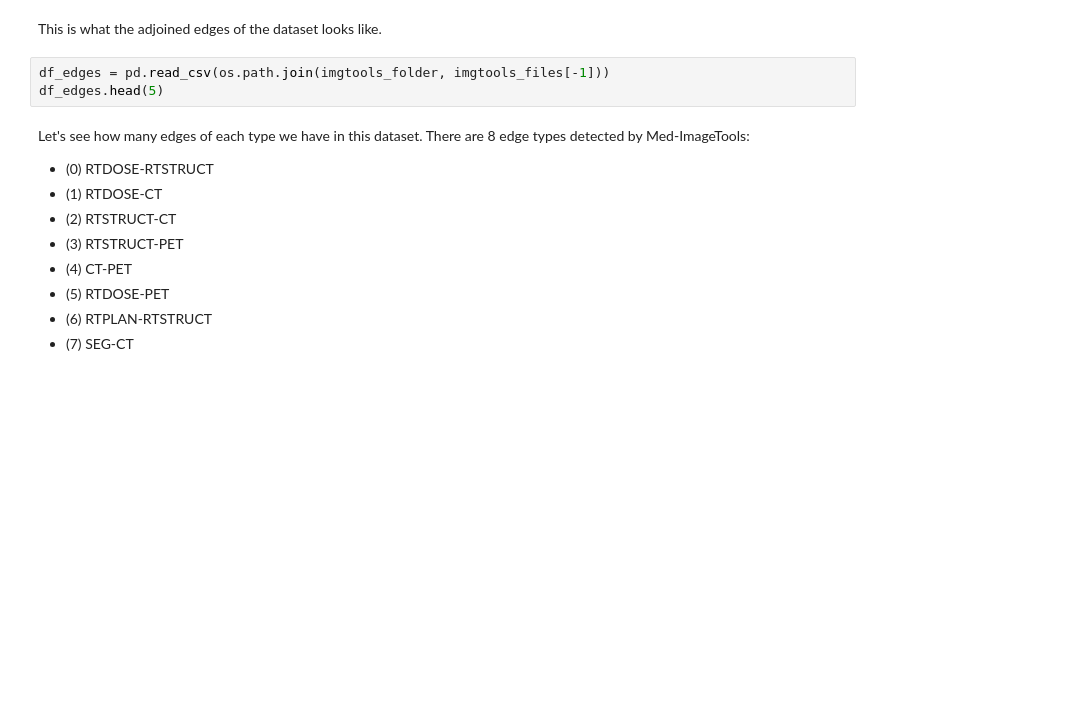
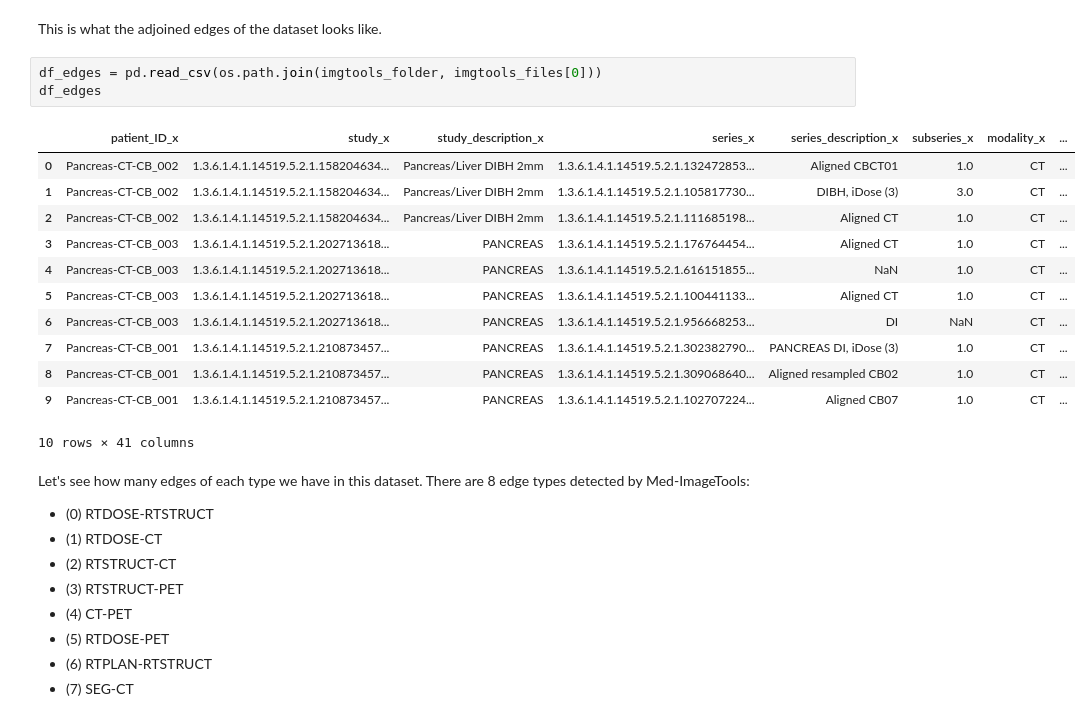
Before and after one commit to kirbyju/TCIA_Notebooks, a Jupyter notebook: TCIA_MedImageTools.ipynb, the cells around one changed output. Cells and saved outputs as stored; diff of their text form; blank space fills up the shorter version.

```diff
--- a/TCIA_MedImageTools.ipynb
+++ b/TCIA_MedImageTools.ipynb
@@ -85,8 +206,21 @@ df_crawl.head(5)
 # %% [markdown]
 This is what the adjoined edges of the dataset looks like.
 # %%
-df_edges = pd.read_csv(os.path.join(imgtools_folder, imgtools_files[-1]))
-df_edges.head(5)
+df_edges = pd.read_csv(os.path.join(imgtools_folder, imgtools_files[0]))
+df_edges
+# %% [output]
+|  | patient_ID_x | study_x | study_description_x | series_x | series_description_x | subseries_x | modality_x | ... |
+| 0 | Pancreas-CT-CB_002 | 1.3.6.1.4.1.14519.5.2.1.158204634... | Pancreas/Liver DIBH 2mm | 1.3.6.1.4.1.14519.5.2.1.132472853... | Aligned CBCT01 | 1.0 | CT | ... |
+| 1 | Pancreas-CT-CB_002 | 1.3.6.1.4.1.14519.5.2.1.158204634... | Pancreas/Liver DIBH 2mm | 1.3.6.1.4.1.14519.5.2.1.105817730... | DIBH, iDose (3) | 3.0 | CT | ... |
+| 2 | Pancreas-CT-CB_002 | 1.3.6.1.4.1.14519.5.2.1.158204634... | Pancreas/Liver DIBH 2mm | 1.3.6.1.4.1.14519.5.2.1.111685198... | Aligned CT | 1.0 | CT | ... |
+| 3 | Pancreas-CT-CB_003 | 1.3.6.1.4.1.14519.5.2.1.202713618... | PANCREAS | 1.3.6.1.4.1.14519.5.2.1.176764454... | Aligned CT | 1.0 | CT | ... |
+| 4 | Pancreas-CT-CB_003 | 1.3.6.1.4.1.14519.5.2.1.202713618... | PANCREAS | 1.3.6.1.4.1.14519.5.2.1.616151855... | NaN | 1.0 | CT | ... |
+| 5 | Pancreas-CT-CB_003 | 1.3.6.1.4.1.14519.5.2.1.202713618... | PANCREAS | 1.3.6.1.4.1.14519.5.2.1.100441133... | Aligned CT | 1.0 | CT | ... |
+| 6 | Pancreas-CT-CB_003 | 1.3.6.1.4.1.14519.5.2.1.202713618... | PANCREAS | 1.3.6.1.4.1.14519.5.2.1.956668253... | DI | NaN | CT | ... |
+| 7 | Pancreas-CT-CB_001 | 1.3.6.1.4.1.14519.5.2.1.210873457... | PANCREAS | 1.3.6.1.4.1.14519.5.2.1.302382790... | PANCREAS DI, iDose (3) | 1.0 | CT | ... |
+| 8 | Pancreas-CT-CB_001 | 1.3.6.1.4.1.14519.5.2.1.210873457... | PANCREAS | 1.3.6.1.4.1.14519.5.2.1.309068640... | Aligned resampled CB02 | 1.0 | CT | ... |
+| 9 | Pancreas-CT-CB_001 | 1.3.6.1.4.1.14519.5.2.1.210873457... | PANCREAS | 1.3.6.1.4.1.14519.5.2.1.102707224... | Aligned CB07 | 1.0 | CT | ... |
+10 rows × 41 columns
 # %% [markdown]
 Let's see how many edges of each type we have in this dataset.
 There are 8 edge types detected by Med-ImageTools:
```
Also changed, not shown: parts of 25 cells of this notebook.
